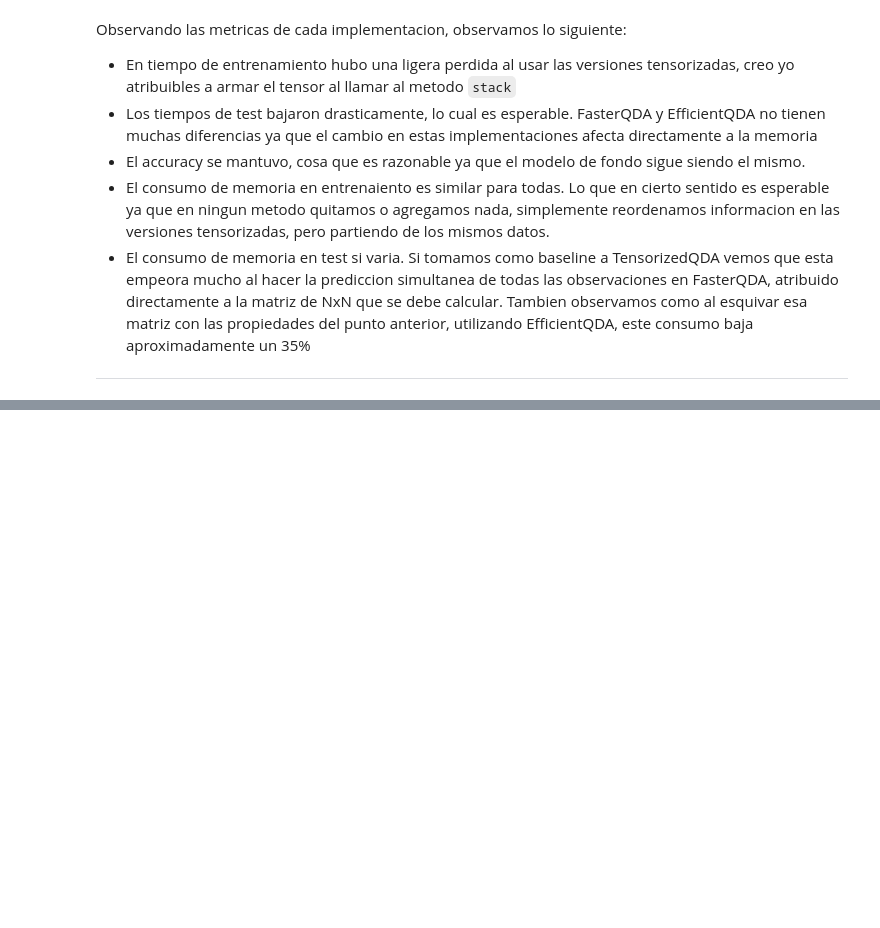
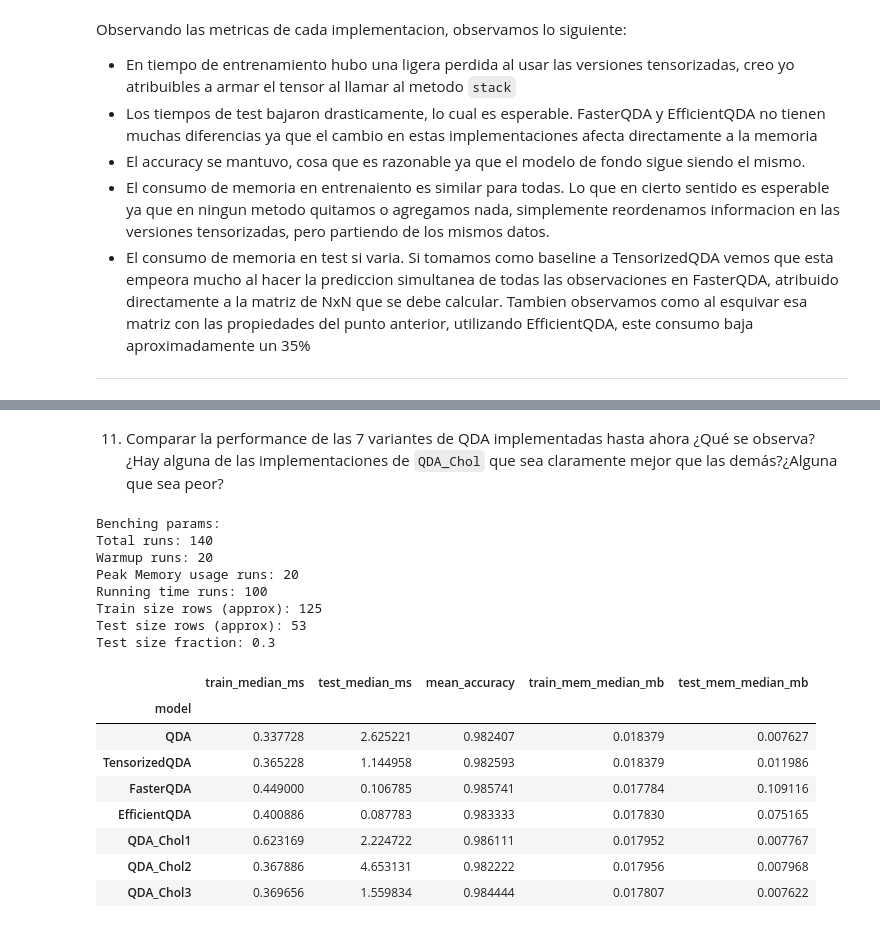
Before and after one commit to NachoXDX/ceia-amia-tp, a Jupyter notebook: Resolucion.ipynb, the cells around one changed output, grey strips where cells are left out. Cells and saved outputs as stored; diff of their text form; code cells hidden in the pictures; blank space fills up the shorter version.

Commit message:
avance hasta q12

```diff
--- a/Resolucion.ipynb
+++ b/Resolucion.ipynb
@@ -208,0 +294,37 @@ ___
+# %% [markdown]
+11. Comparar la performance de las 7 variantes de QDA implementadas hasta ahora ¿Qué se observa?¿Hay alguna de las implementaciones de `QDA_Chol` que sea claramente mejor que las demás?¿Alguna que sea peor?
+# %%
+b = Benchmark(
+    X_full, y_full_encoded,
+    n_runs = 100,
+    warmup = 20,
+    mem_runs = 20,
+    test_sz = 0.3,
+    same_splits = False
+)
+# bencheamos un par
+to_bench = [QDA, TensorizedQDA, FasterQDA, EfficientQDA,QDA_Chol1,QDA_Chol2,QDA_Chol3]
+
+for model in to_bench:
+    b.bench(model)
+
+summ = b.summary()
+summ[['train_median_ms', 'test_median_ms','mean_accuracy','train_mem_median_mb','test_mem_median_mb']]
+# %% [output]
+Benching params:
+Total runs: 140
+Warmup runs: 20
+Peak Memory usage runs: 20
+Running time runs: 100
+Train size rows (approx): 125
+Test size rows (approx): 53
+Test size fraction: 0.3
+|  | train_median_ms | test_median_ms | mean_accuracy | train_mem_median_mb | test_mem_median_mb |
+| model |  |  |  |  |  |
+| QDA | 0.337728 | 2.625221 | 0.982407 | 0.018379 | 0.007627 |
+| TensorizedQDA | 0.365228 | 1.144958 | 0.982593 | 0.018379 | 0.011986 |
+| FasterQDA | 0.449000 | 0.106785 | 0.985741 | 0.017784 | 0.109116 |
+| EfficientQDA | 0.400886 | 0.087783 | 0.983333 | 0.017830 | 0.075165 |
+| QDA_Chol1 | 0.623169 | 2.224722 | 0.986111 | 0.017952 | 0.007767 |
+| QDA_Chol2 | 0.367886 | 4.653131 | 0.982222 | 0.017956 | 0.007968 |
+| QDA_Chol3 | 0.369656 | 1.559834 | 0.984444 | 0.017807 | 0.007622 |
```
Also changed, not shown: parts of 7 cells of this notebook, 1 other file.
